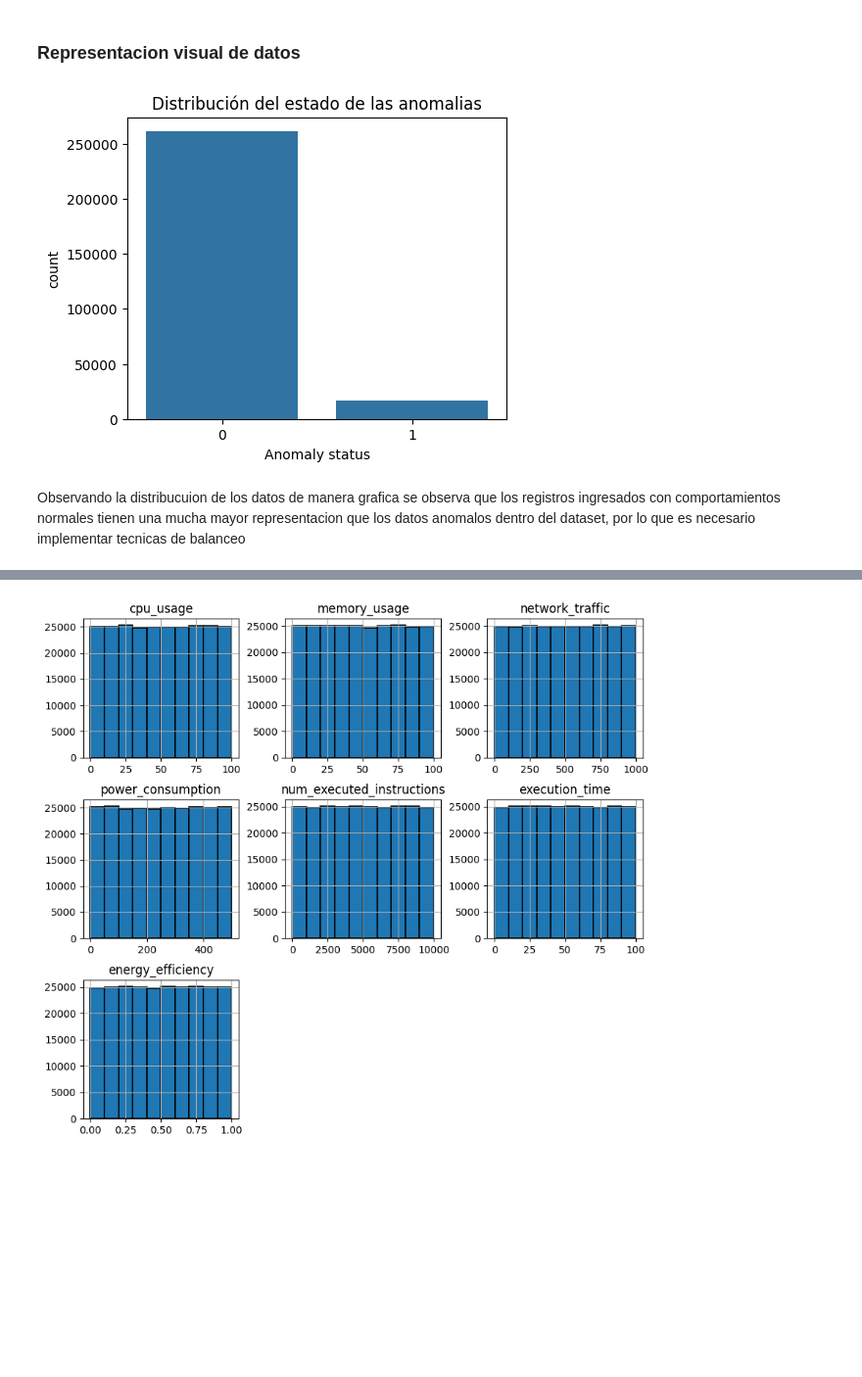
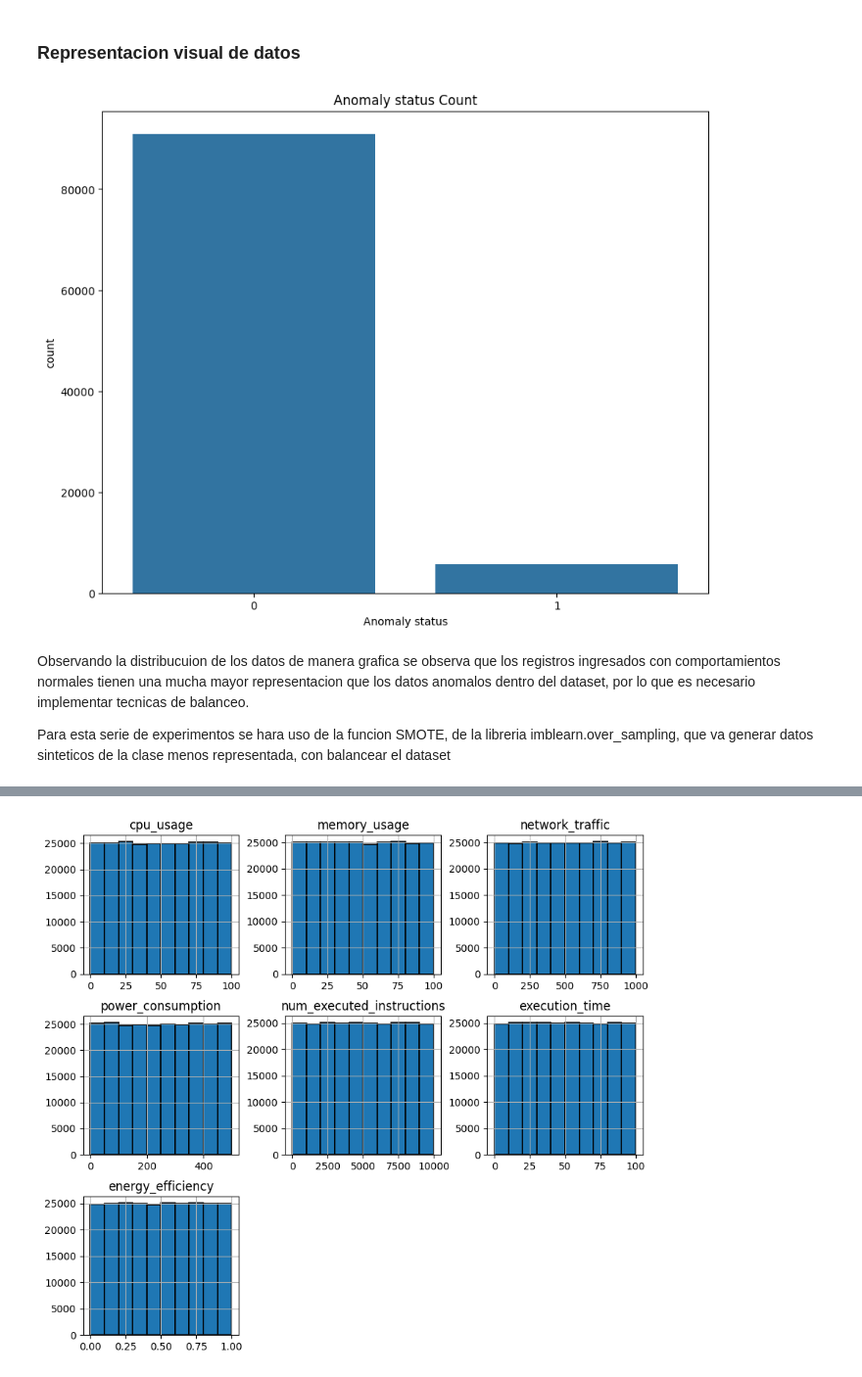
Before and after one commit to ErronBlood/CloudComputingAI, a Jupyter notebook: CloudComputingAI.ipynb, the cells around one changed output, grey strips where cells are left out. Shown at 98% size. Drawn from its saved outputs; the diff is of its cells as text; code cells hidden in the pictures; blank space fills up the shorter version.

Commit message:
Redaccion adicional, implementacion del balanceo de datos

```diff
--- a/CloudComputingAI.ipynb
+++ b/CloudComputingAI.ipynb
@@ -98,12 +99,14 @@ Una considerable cantidad de registros contienen valores nulos en una o mas vari
 # %% [markdown]
 ### Representacion visual de datos
 # %%
-#Histograma del estado de las anomalias
-ax=plt.subplots(1,1,figsize=(5,4))
-sns.countplot(x='Anomaly status',data=anomalies)
-plt.title("Distribución del estado de las anomalias")
+# Diagrama de barras de la clase normal y la clase anomala
+ax=plt.subplots(1,1,figsize=(10,8))
+sns.countplot(x='Anomaly status',data=df1)
+plt.title("Anomaly status Count")
 plt.show()
 # %% [output]
-[figure, old version]
+[figure, new version]
 # %% [markdown]
-Observando la distribucuion de los datos de manera grafica se observa que los registros ingresados con comportamientos normales tienen una mucha mayor representacion que los datos anomalos dentro del dataset, por lo que es necesario implementar tecnicas de balanceo
+Observando la distribucuion de los datos de manera grafica se observa que los registros ingresados con comportamientos normales tienen una mucha mayor representacion que los datos anomalos dentro del dataset, por lo que es necesario implementar tecnicas de balanceo.
+
+Para esta serie de experimentos se hara uso de la funcion SMOTE, de la libreria imblearn.over_sampling, que va generar datos sinteticos de la clase menos representada, con balancear el dataset
```
Also changed, not shown: parts of 6 cells of this notebook, 1 other file.
